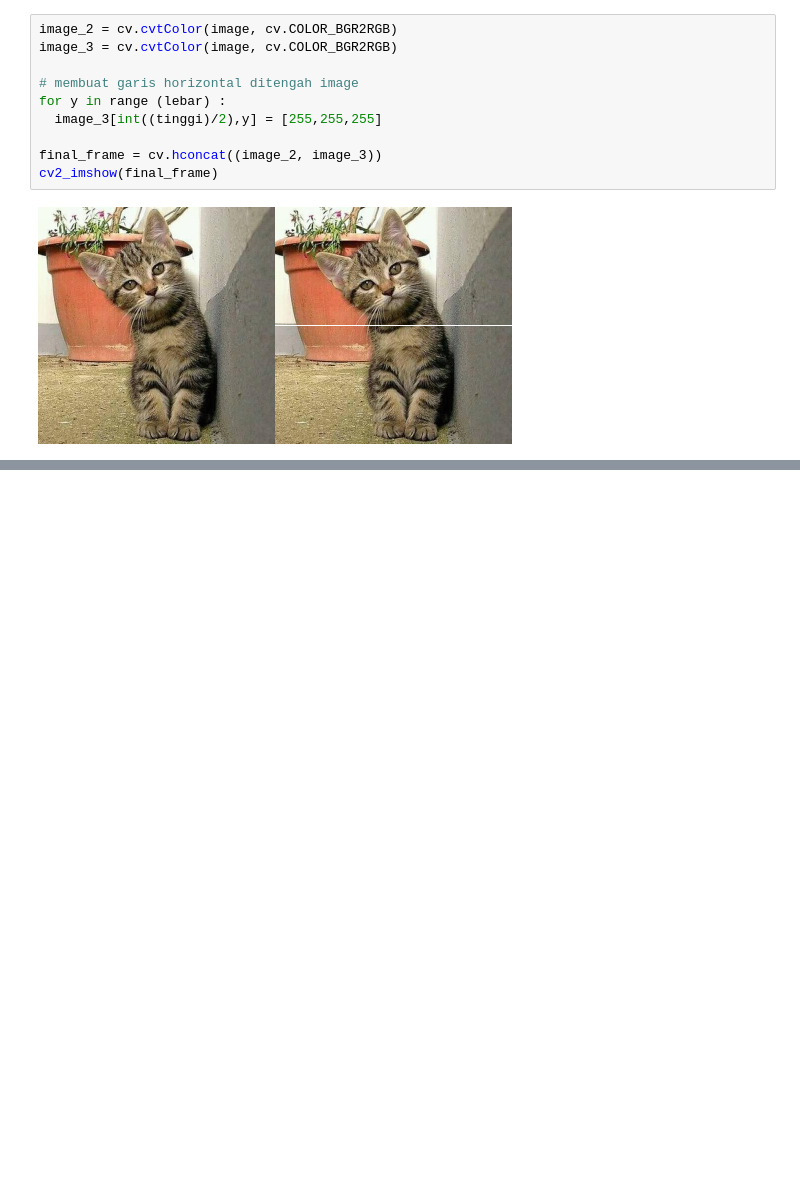
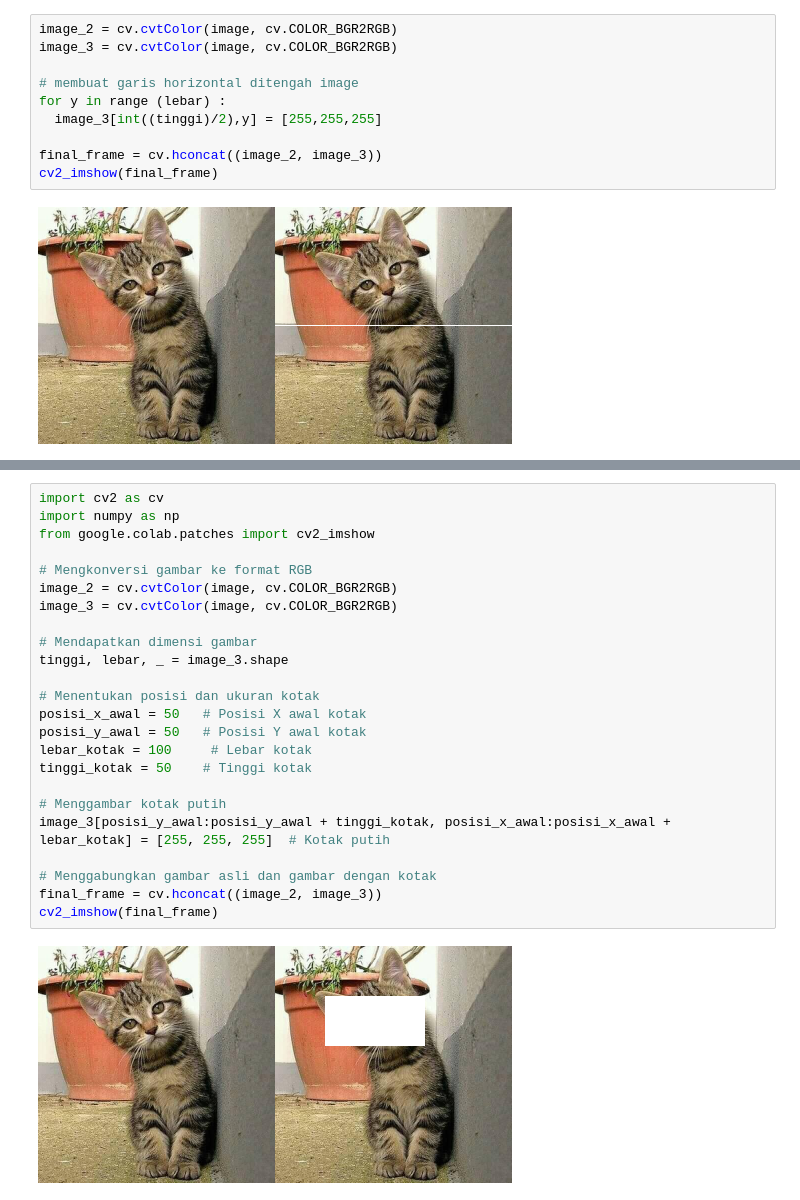
Before and after one commit to nioke-dev/PCVK_Genap_2021, a Jupyter notebook: Week1.ipynb, the cells around one changed output, grey strips where cells are left out. Drawn from its saved outputs; the diff is of its cells as text; blank space fills up the shorter version.

```diff
--- a/Week1.ipynb
+++ b/Week1.ipynb
@@ -80,0 +159,26 @@ Apa kegunaan kode program tersebut?dan apa pengaruhnya jika tidak dilakukan?
+# %%
+import cv2 as cv
+import numpy as np
+from google.colab.patches import cv2_imshow
+
+# Mengkonversi gambar ke format RGB
+image_2 = cv.cvtColor(image, cv.COLOR_BGR2RGB)
+image_3 = cv.cvtColor(image, cv.COLOR_BGR2RGB)
+
+# Mendapatkan dimensi gambar
+tinggi, lebar, _ = image_3.shape
+
+# Menentukan posisi dan ukuran kotak
+posisi_x_awal = 50   # Posisi X awal kotak
+posisi_y_awal = 50   # Posisi Y awal kotak
+lebar_kotak = 100     # Lebar kotak
+tinggi_kotak = 50    # Tinggi kotak
+
+# Menggambar kotak putih
+image_3[posisi_y_awal:posisi_y_awal + tinggi_kotak, posisi_x_awal:posisi_x_awal + lebar_kotak] = [255, 255, 255]  # Kotak putih
+
+# Menggabungkan gambar asli dan gambar dengan kotak
+final_frame = cv.hconcat((image_2, image_3))
+cv2_imshow(final_frame)
+# %% [output]
+[figure, added]
```
Also changed, not shown: parts of 5 cells of this notebook.
